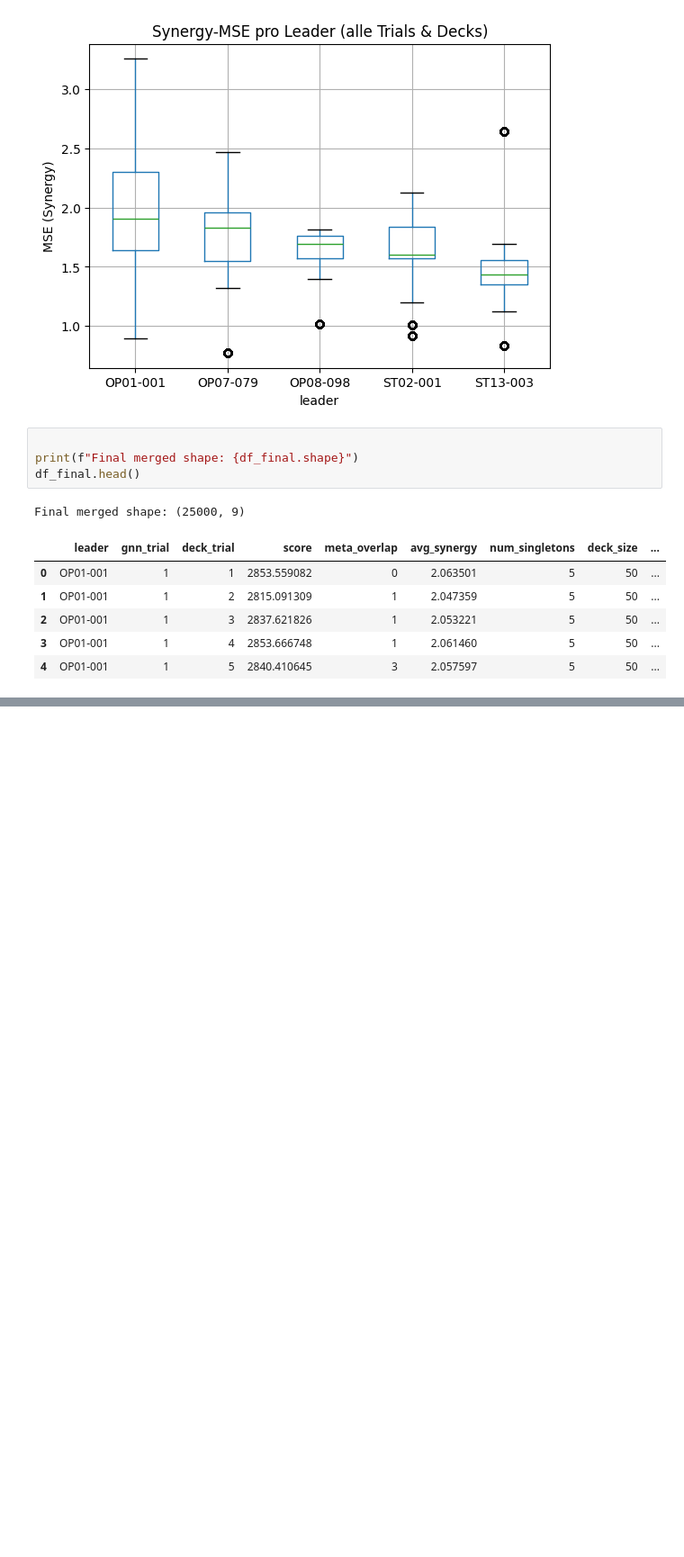
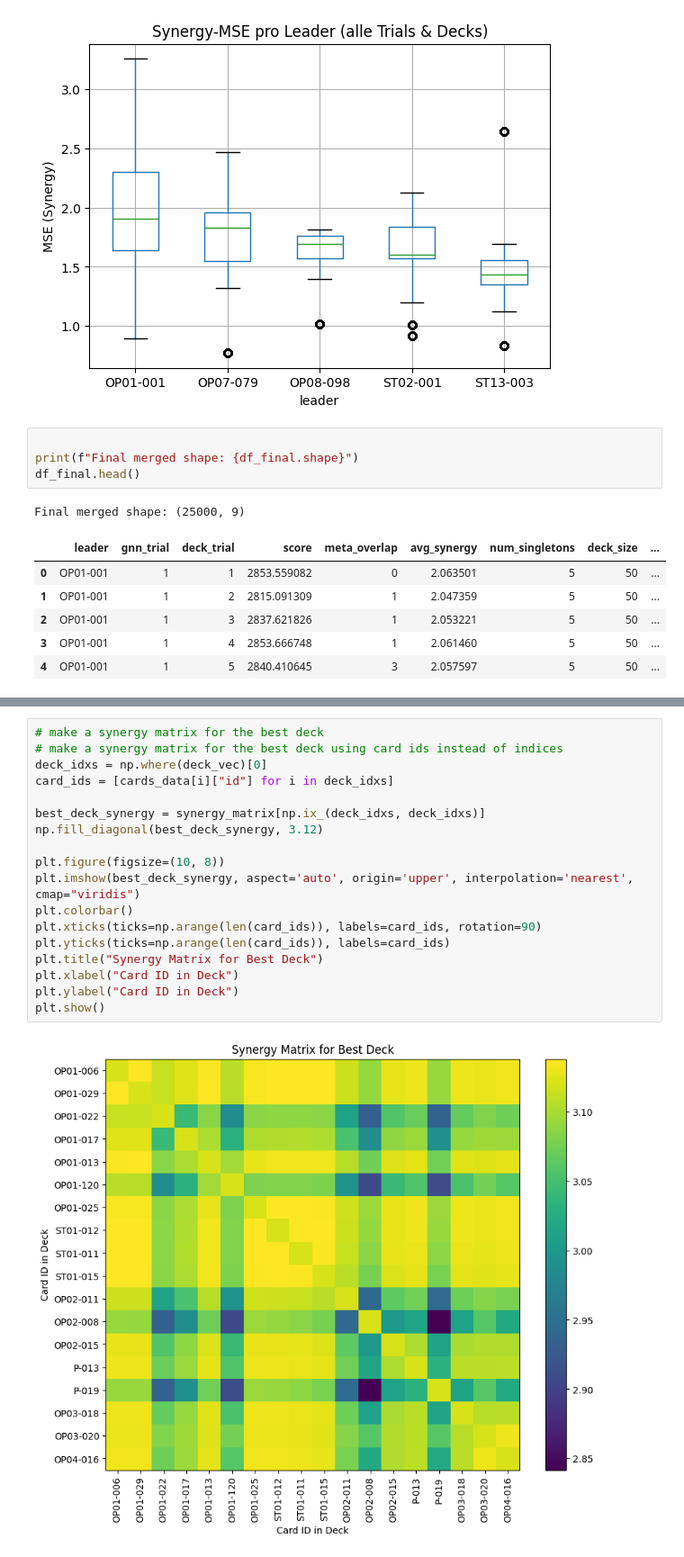
Before and after one commit to yungxramoz/optcg-gnn, a Jupyter notebook: 05_gnn_evaluation.ipynb, the cells around one changed output, grey strips where cells are left out. Shown at 90% size. Drawn from its saved outputs; the diff is of its cells as text; blank space fills up the shorter version.

```diff
--- a/05_gnn_evaluation.ipynb
+++ b/05_gnn_evaluation.ipynb
@@ -1194,0 +1297,20 @@ Final merged shape: (25000, 9)
+# %%
+# make a synergy matrix for the best deck
+# make a synergy matrix for the best deck using card ids instead of indices
+deck_idxs = np.where(deck_vec)[0]
+card_ids = [cards_data[i]["id"] for i in deck_idxs]
+
+best_deck_synergy = synergy_matrix[np.ix_(deck_idxs, deck_idxs)]
+np.fill_diagonal(best_deck_synergy, 3.12)
+
+plt.figure(figsize=(10, 8))
+plt.imshow(best_deck_synergy, aspect='auto', origin='upper', interpolation='nearest', cmap="viridis")
+plt.colorbar()
+plt.xticks(ticks=np.arange(len(card_ids)), labels=card_ids, rotation=90)
+plt.yticks(ticks=np.arange(len(card_ids)), labels=card_ids)
+plt.title("Synergy Matrix for Best Deck")
+plt.xlabel("Card ID in Deck")
+plt.ylabel("Card ID in Deck")
+plt.show()
+# %% [output]
+[figure, added]
```
Also changed, not shown: parts of 3 cells of this notebook.
